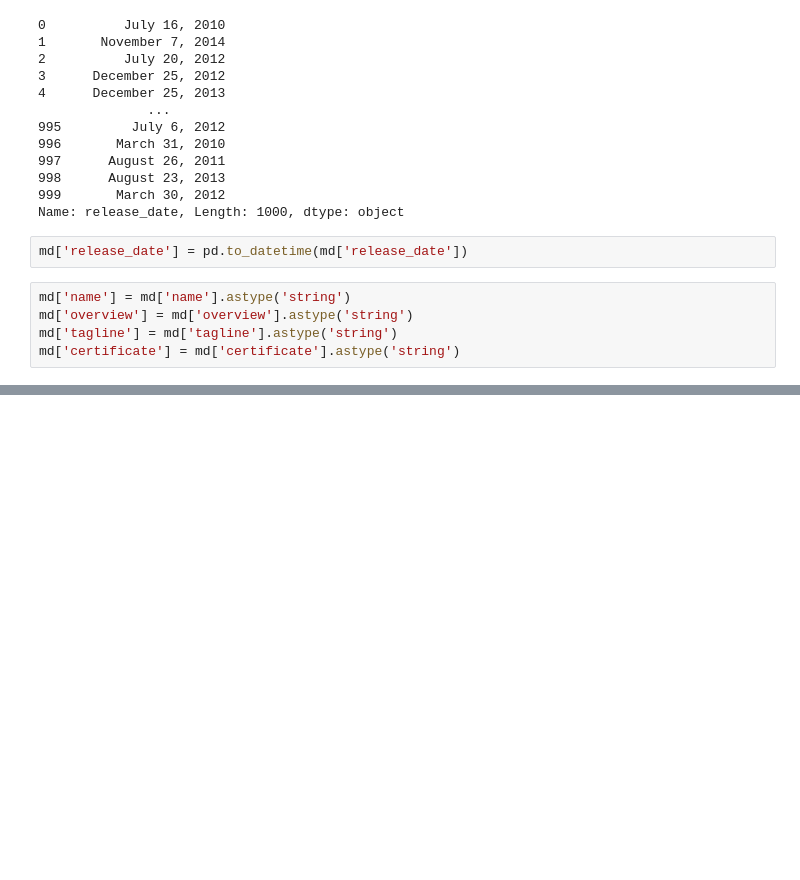
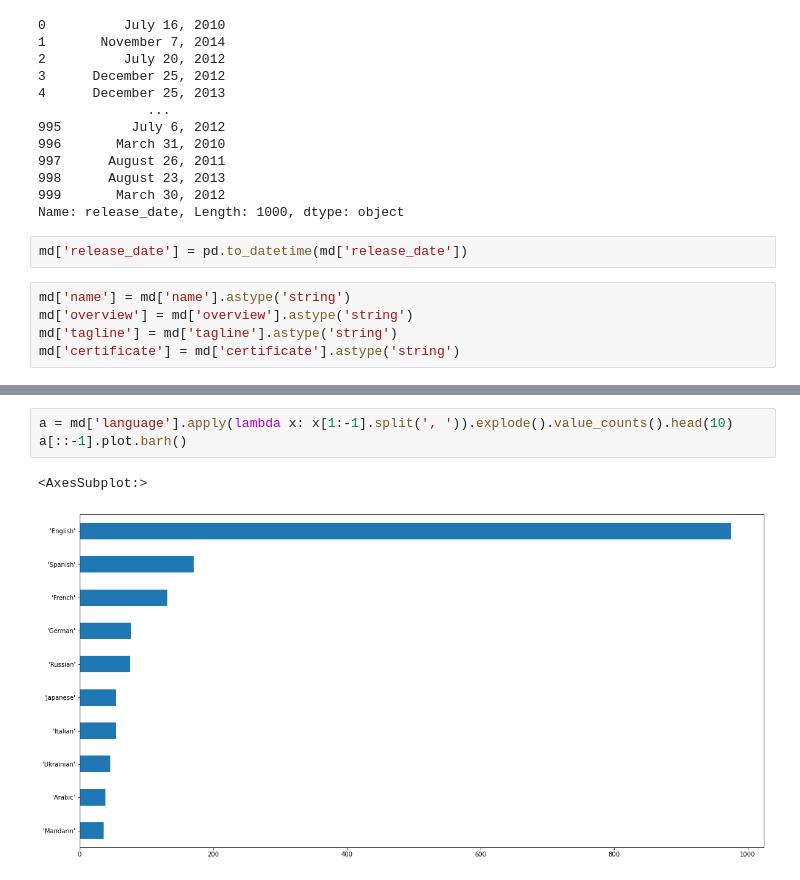
Before and after one commit to TrungTechh/Introduction-to-Data-Science, a Jupyter notebook: preprocess.ipynb, the cells around one changed output, grey strips where cells are left out. Saved outputs shown, nothing was run; the diff lists cells and outputs as text; blank space fills up the shorter version.

```diff
--- a/preprocess.ipynb
+++ b/preprocess.ipynb
@@ -77,0 +86,6 @@ md['certificate'] = md['certificate'].astype('string')
+# %%
+a = md['language'].apply(lambda x: x[1:-1].split(', ')).explode().value_counts().head(10)
+a[::-1].plot.barh()
+# %% [output]
+<AxesSubplot:>
+[figure, added]
```
Also changed, not shown: parts of 3 cells of this notebook, 4 other files.
